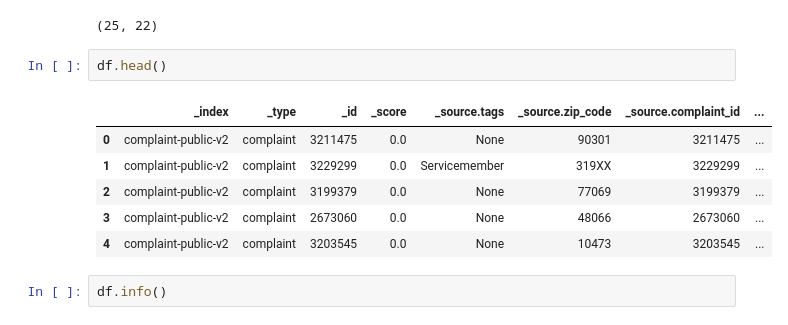
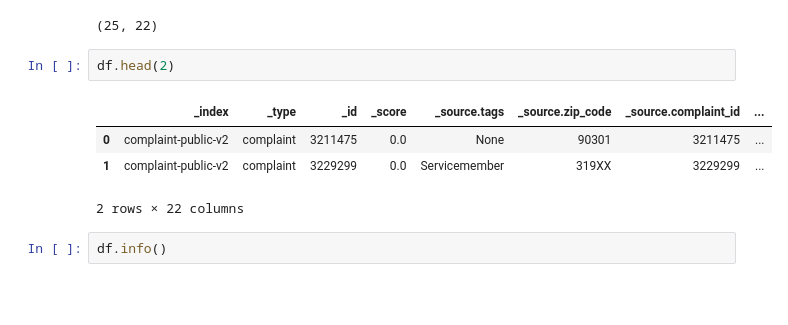
Before and after one commit to uvarajthulasiram/NLP-AutomaticTicketClassification, a Jupyter notebook: Automatic_Ticket_Classification_Assignment.ipynb, the cells around one changed output. Drawn from its saved outputs; the diff is of its cells as text; blank space fills up the shorter version.

```diff
--- a/Automatic_Ticket_Classification_Assignment.ipynb
+++ b/Automatic_Ticket_Classification_Assignment.ipynb
@@ -89,14 +89,12 @@ print(df.shape)
 # %% [output]
 (25, 22)
 # %%
-df.head()
+df.head(2)
 # %% [output]
 |  | _index | _type | _id | _score | _source.tags | _source.zip_code | _source.complaint_id | ... |
 | 0 | complaint-public-v2 | complaint | 3211475 | 0.0 | None | 90301 | 3211475 | ... |
 | 1 | complaint-public-v2 | complaint | 3229299 | 0.0 | Servicemember | 319XX | 3229299 | ... |
-| 2 | complaint-public-v2 | complaint | 3199379 | 0.0 | None | 77069 | 3199379 | ... |
-| 3 | complaint-public-v2 | complaint | 2673060 | 0.0 | None | 48066 | 2673060 | ... |
-| 4 | complaint-public-v2 | complaint | 3203545 | 0.0 | None | 10473 | 3203545 | ... |
+2 rows × 22 columns
 # %%
 df.info()
 # %% [output]
```
Also changed, not shown: parts of 12 cells of this notebook.
